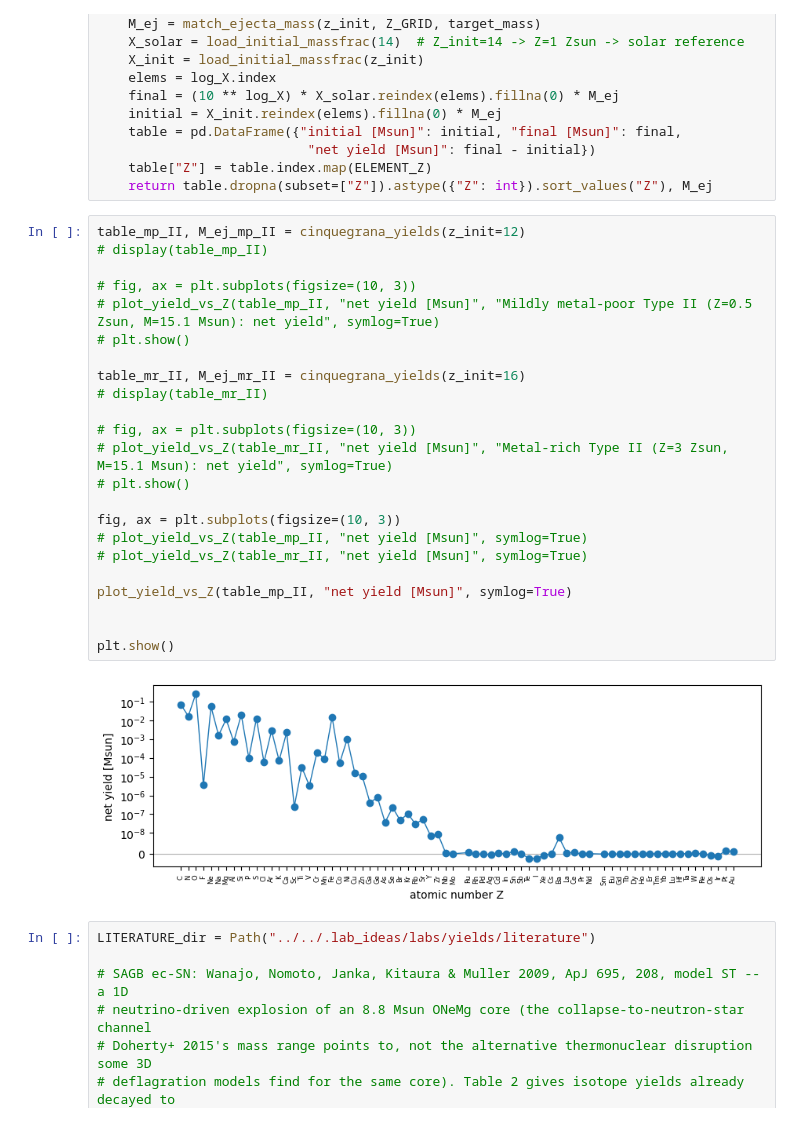
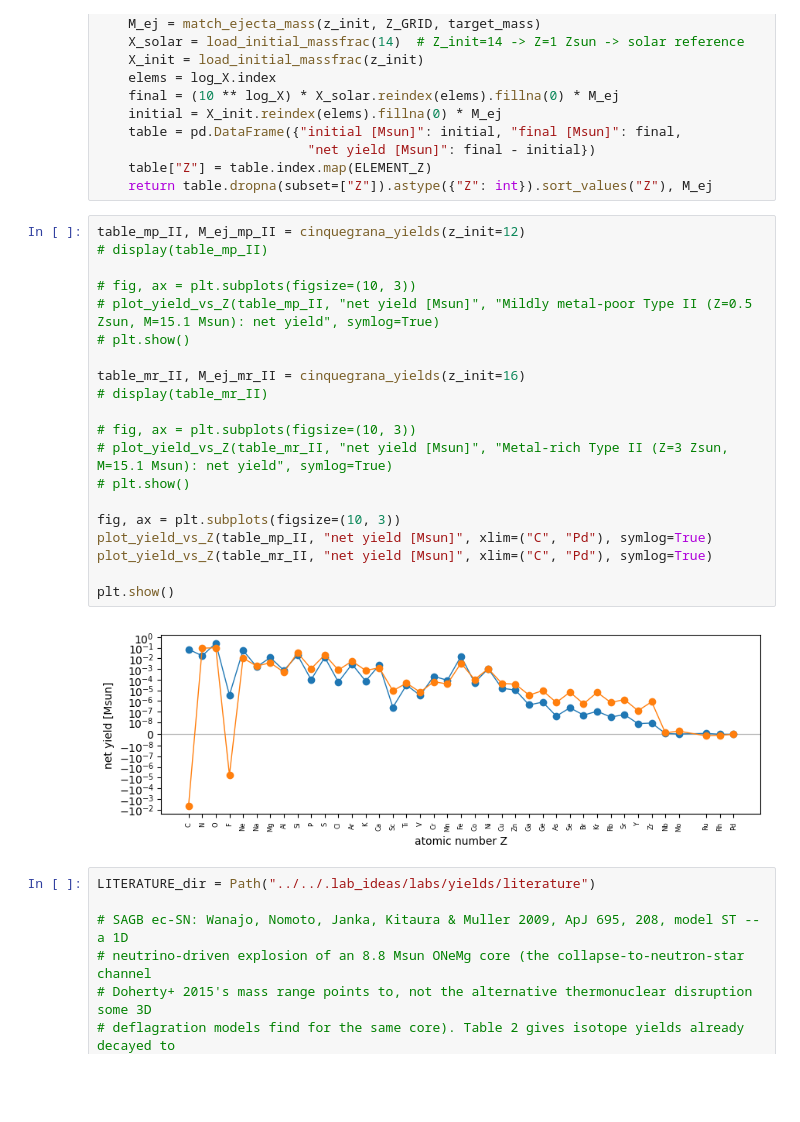
Before and after one commit to giulia-cinquegrana/bridgce2026-stellar-nucleosynthesis, a Jupyter notebook: resources/labs/lab1_nucleosynthesis_landscape.ipynb, the cells around one changed output. Saved outputs shown, nothing was run; the diff lists cells and outputs as text; blank space fills up the shorter version.

```diff
--- a/resources/labs/lab1_nucleosynthesis_landscape.ipynb
+++ b/resources/labs/lab1_nucleosynthesis_landscape.ipynb
@@ -156,28 +156,25 @@ def cinquegrana_yields(z_init, m_init=20, target_mass=15.125):
 # %%
 table_mp_II, M_ej_mp_II = cinquegrana_yields(z_init=12)
 # display(table_mp_II)
 
 # fig, ax = plt.subplots(figsize=(10, 3))
 # plot_yield_vs_Z(table_mp_II, "net yield [Msun]", "Mildly metal-poor Type II (Z=0.5 Zsun, M=15.1 Msun): net yield", symlog=True)
 # plt.show()
 
 table_mr_II, M_ej_mr_II = cinquegrana_yields(z_init=16)
 # display(table_mr_II)
 
 # fig, ax = plt.subplots(figsize=(10, 3))
 # plot_yield_vs_Z(table_mr_II, "net yield [Msun]", "Metal-rich Type II (Z=3 Zsun, M=15.1 Msun): net yield", symlog=True)
 # plt.show()
 
 fig, ax = plt.subplots(figsize=(10, 3))
-# plot_yield_vs_Z(table_mp_II, "net yield [Msun]", symlog=True)
-# plot_yield_vs_Z(table_mr_II, "net yield [Msun]", symlog=True)
-
-plot_yield_vs_Z(table_mp_II, "net yield [Msun]", symlog=True)
-
+plot_yield_vs_Z(table_mp_II, "net yield [Msun]", xlim=("C", "Pd"), symlog=True)
+plot_yield_vs_Z(table_mr_II, "net yield [Msun]", xlim=("C", "Pd"), symlog=True)
 
 plt.show()
 # %% [output]
-[figure, old version]
+[figure, new version]
 # %%
 LITERATURE_dir = Path("../../.lab_ideas/labs/yields/literature")
 
```
Also changed, not shown: 1 other file.
